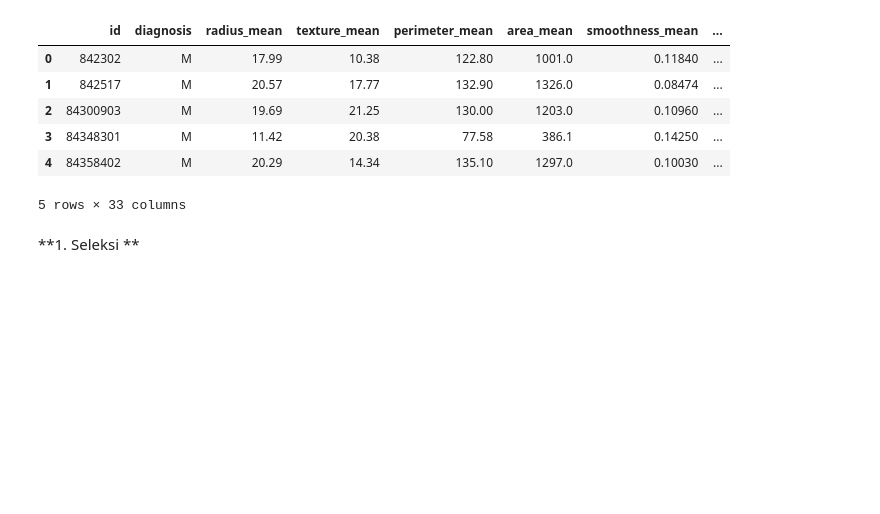
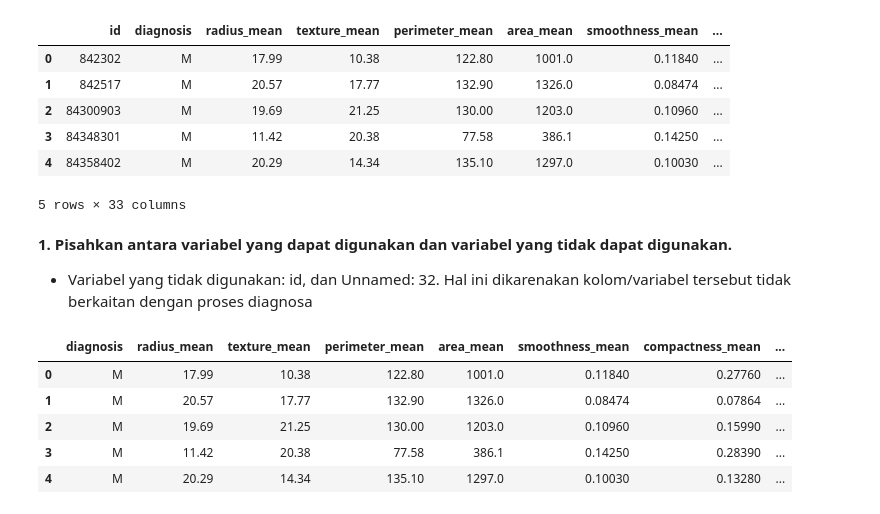
Before and after one commit to WulanMPF/ML_Wulan-Maulidya_27, a Jupyter notebook: Jobsheet 2 (Ekstraksi File)/Tugas.ipynb, the cells around one changed output. Cells and saved outputs as stored; diff of their text form; code cells hidden in the pictures; blank space fills up the shorter version.

```diff
--- a/Jobsheet 2 (Ekstraksi File)/Tugas.ipynb
+++ b/Jobsheet 2 (Ekstraksi File)/Tugas.ipynb
@@ -31,5 +36,20 @@ df.head()
 | 3 | 84348301 | M | 11.42 | 20.38 | 77.58 | 386.1 | 0.14250 | ... |
 | 4 | 84358402 | M | 20.29 | 14.34 | 135.10 | 1297.0 | 0.10030 | ... |
 5 rows × 33 columns
-# %% [markdown]
-**1. Seleksi **
+# %% [markdown]
+**1. Pisahkan antara variabel yang dapat digunakan dan variabel yang tidak dapat digunakan.**
+
+* Variabel yang tidak digunakan: id, dan Unnamed: 32. Hal ini dikarenakan kolom/variabel tersebut tidak berkaitan dengan proses diagnosa
+# %%
+df = df[
+    ['diagnosis', 'radius_mean', 'texture_mean', 'perimeter_mean', 'area_mean', 'smoothness_mean', 'compactness_mean',
+     'concavity_mean', 'concave points_mean', 'texture_worst', 'perimeter_worst', 'area_worst', 'smoothness_worst',
+     'compactness_worst', 'concavity_worst', 'concave points_worst', 'symmetry_worst', 'fractal_dimension_worst']]
+df.head()
+# %% [output]
+|  | diagnosis | radius_mean | texture_mean | perimeter_mean | area_mean | smoothness_mean | compactness_mean | ... |
+| 0 | M | 17.99 | 10.38 | 122.80 | 1001.0 | 0.11840 | 0.27760 | ... |
+| 1 | M | 20.57 | 17.77 | 132.90 | 1326.0 | 0.08474 | 0.07864 | ... |
+| 2 | M | 19.69 | 21.25 | 130.00 | 1203.0 | 0.10960 | 0.15990 | ... |
+| 3 | M | 11.42 | 20.38 | 77.58 | 386.1 | 0.14250 | 0.28390 | ... |
+| 4 | M | 20.29 | 14.34 | 135.10 | 1297.0 | 0.10030 | 0.13280 | ... |
```
Also changed, not shown: parts of 8 cells of this notebook.
